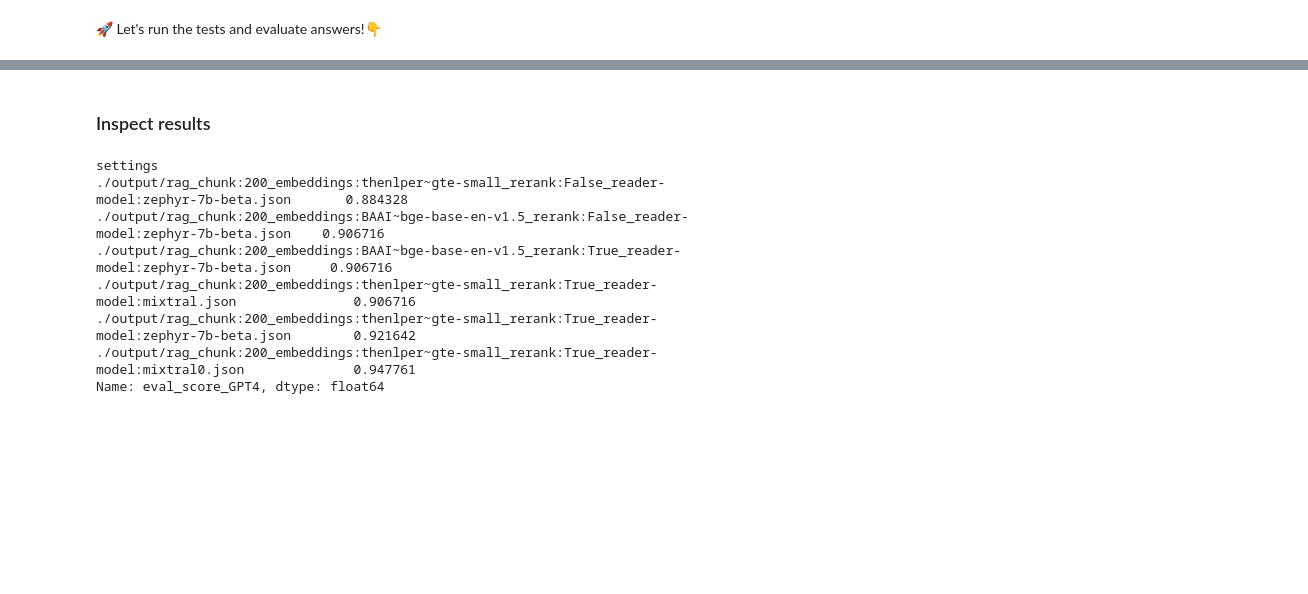
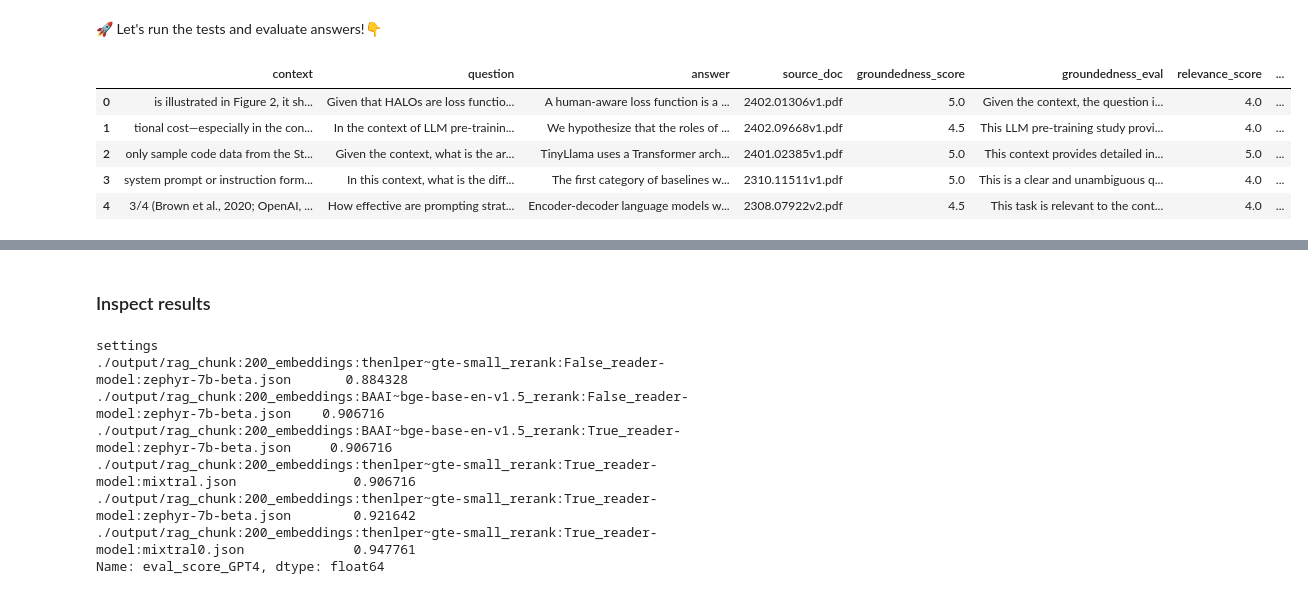
Before and after one commit to dapopov-st/arXiv-llms-assistant, a Jupyter notebook: nbs/RAG_over_arXiv_PDFs_Evaluation3-Experiments.ipynb, the cells around one changed output, grey strips where cells are left out. Saved outputs shown, nothing was run; the diff lists cells and outputs as text; code cells hidden in the pictures; blank space fills up the shorter version.

```diff
--- a/nbs/RAG_over_arXiv_PDFs_Evaluation3-Experiments.ipynb
+++ b/nbs/RAG_over_arXiv_PDFs_Evaluation3-Experiments.ipynb
@@ -972 +1094,10 @@ temp=evaluate_answers(answer_path='/home/mainuser/Desktop/LLMs/RagOverArXiv/data
+# %%
+temp.head()
+# %% [output]
+|  | context | question | answer | source_doc | groundedness_score | groundedness_eval | relevance_score | ... |
+| 0 | is illustrated in Figure 2, it sh... | Given that HALOs are loss functio... | A human-aware loss function is a ... | 2402.01306v1.pdf | 5.0 | Given the context, the question i... | 4.0 | ... |
+| 1 | tional cost—especially in the con... | In the context of LLM pre-trainin... | We hypothesize that the roles of ... | 2402.09668v1.pdf | 4.5 | This LLM pre-training study provi... | 4.0 | ... |
+| 2 | only sample code data from the St... | Given the context, what is the ar... | TinyLlama uses a Transformer arch... | 2401.02385v1.pdf | 5.0 | This context provides detailed in... | 5.0 | ... |
+| 3 | system prompt or instruction form... | In this context, what is the diff... | The first category of baselines w... | 2310.11511v1.pdf | 5.0 | This is a clear and unambiguous q... | 4.0 | ... |
+| 4 | 3/4 (Brown et al., 2020; OpenAI, ... | How effective are prompting strat... | Encoder-decoder language models w... | 2308.07922v2.pdf | 4.5 | This task is relevant to the cont... | 4.0 | ... |
 # %%
```
Also changed, not shown: parts of 35 cells of this notebook.
